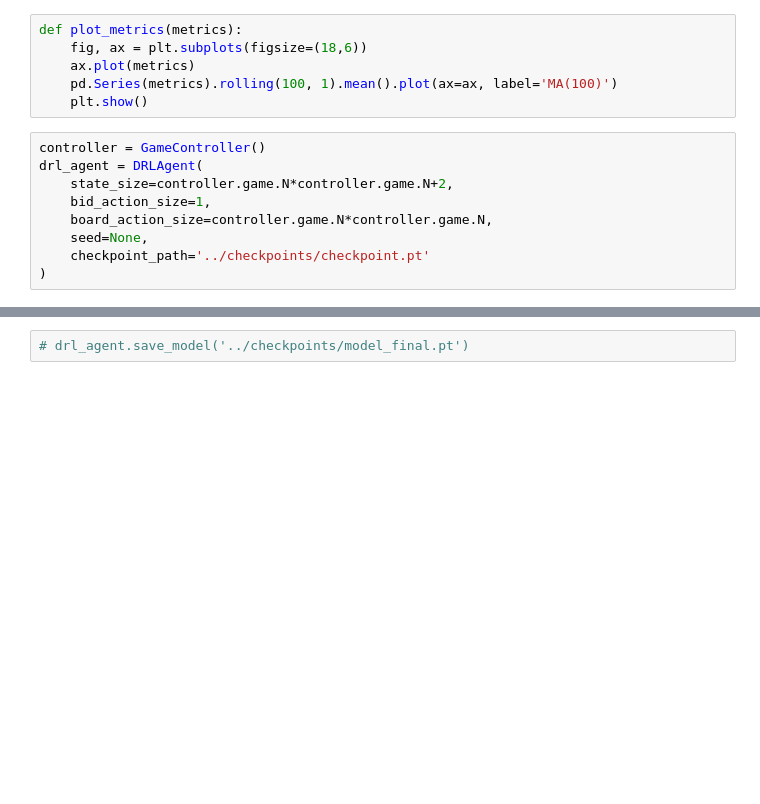
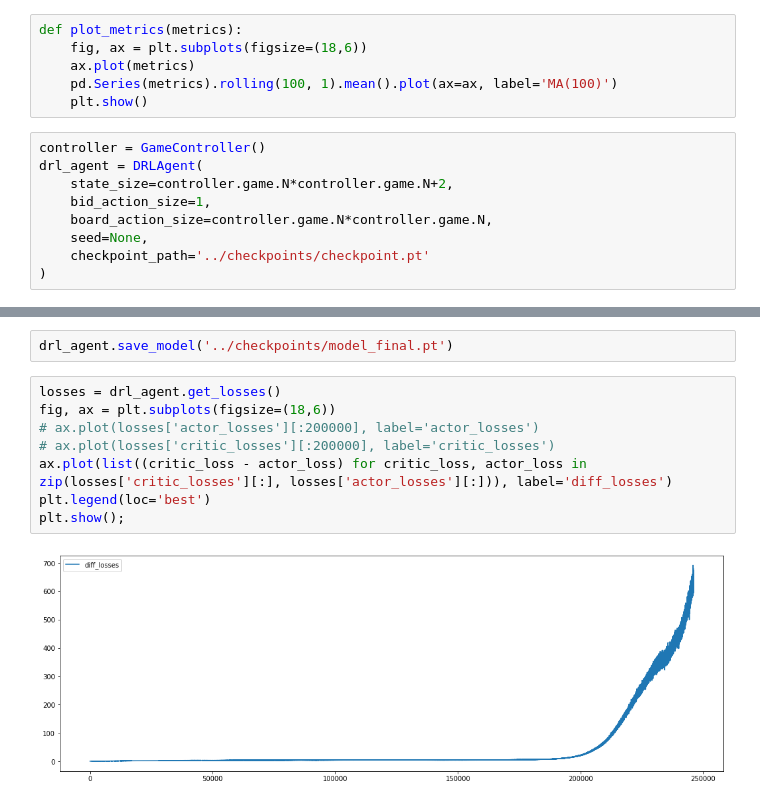
Before and after one commit to tiagomontalvao/gambling-tic-tac-toe, a Jupyter notebook: src/train.ipynb, the cells around one changed output, grey strips where cells are left out. Saved outputs shown, nothing was run; the diff lists cells and outputs as text; blank space fills up the shorter version.

```diff
--- a/src/train.ipynb
+++ b/src/train.ipynb
@@ -137,5 +160,15 @@ plot_metrics(validation_scores)
 # %%
-# drl_agent.save_model('../checkpoints/model_final.pt')
+drl_agent.save_model('../checkpoints/model_final.pt')
+# %%
+losses = drl_agent.get_losses()
+fig, ax = plt.subplots(figsize=(18,6))
+# ax.plot(losses['actor_losses'][:200000], label='actor_losses')
+# ax.plot(losses['critic_losses'][:200000], label='critic_losses')
+ax.plot(list((critic_loss - actor_loss) for critic_loss, actor_loss in zip(losses['critic_losses'][:], losses['actor_losses'][:])), label='diff_losses')
+plt.legend(loc='best')
+plt.show();
+# %% [output]
+[figure, added]
 # %%
 controller.reset_game()
 # %% [output]
```
Also changed, not shown: parts of 7 cells of this notebook, 9 other files.
